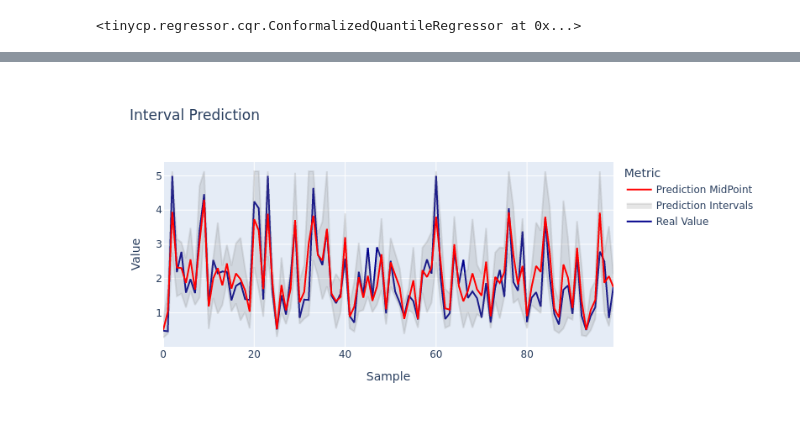
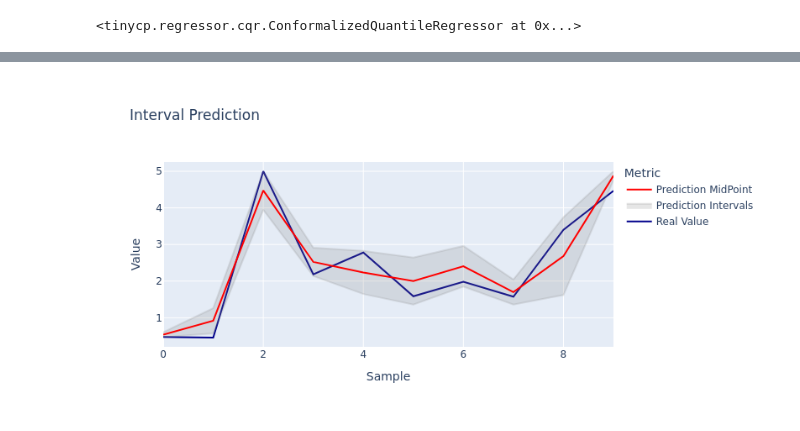
Before and after one commit to HeyLucasLeao/tinycp, a Jupyter notebook: examples/regression/cqr.ipynb, the cells around one changed output, grey strips where cells are left out. Cells and saved outputs as stored; diff of their text form; code cells hidden in the pictures.

```diff
--- a/examples/regression/cqr.ipynb
+++ b/examples/regression/cqr.ipynb
@@ -10,7 +11,11 @@ X, y = data.data, data.target
 # %%
 X_train, X_test, y_train, y_test = train_test_split(X, y, test_size=0.2, random_state=42)
 X_train, X_calib, y_train, y_calib = train_test_split(X_train, y_train, test_size=0.25, random_state=42)
+# %%
+coverage = 0.80
+alpha = 1 - coverage
+quantiles = [alpha/2, 1 - alpha/2]
 # %%
-rf = RandomForestQuantileRegressor(random_state=42, default_quantiles=[0.05, 0.95], n_jobs=-1, oob_score=True)
+rf = RandomForestQuantileRegressor(random_state=42, default_quantiles=quantiles, n_jobs=-1, oob_score=True, max_depth=int(np.ceil(np.log2(len(X_train)) - 1)))
 rf.fit(X_train, y_train)
 # %% [output]
@@ -19,11 +25,11 @@ RandomForestQuantileRegressor(default_quantiles=[0.05, 0.95], n_jobs=-1,
 # %%
 reg = ConformalizedQuantileRegressor(
     rf,
-    quantiles=[0.05, 0.95],
+    alpha=alpha,
 )
 reg.fit(X_train, y_train, oob=True)
 # %% [output]
 <tinycp.regressor.cqr.ConformalizedQuantileRegressor at 0x...>
 # %%
-y_pred_intervals = reg.predict_interval(X_test)
+y_pred_intervals = reg.predict_interval(X_test, alpha=0.2)
 y_pred = reg.predict(X_test)
@@ -30,4 +46,4 @@ y_pred = reg.predict(X_test)
 # %%
-plot_prediction_intervals(y_pred_intervals[:100], y_pred[:100], y_test[:100], fig_type="png")
+plot_prediction_intervals(y_pred_intervals[:10], y_pred[:10], y_test[:10], fig_type="png")
 # %% [output]
-[figure, old version]
+[figure, new version]
```
Also changed, not shown: parts of 3 cells of this notebook.
